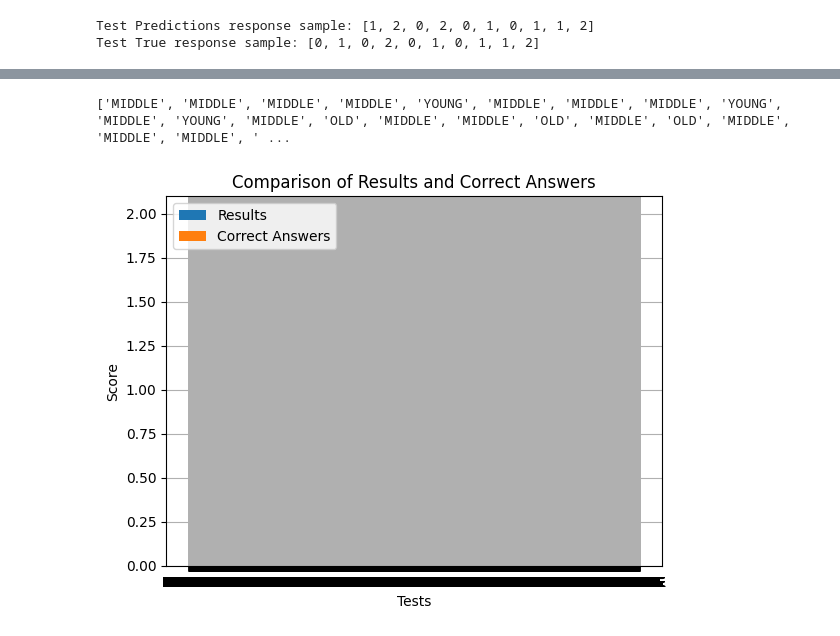
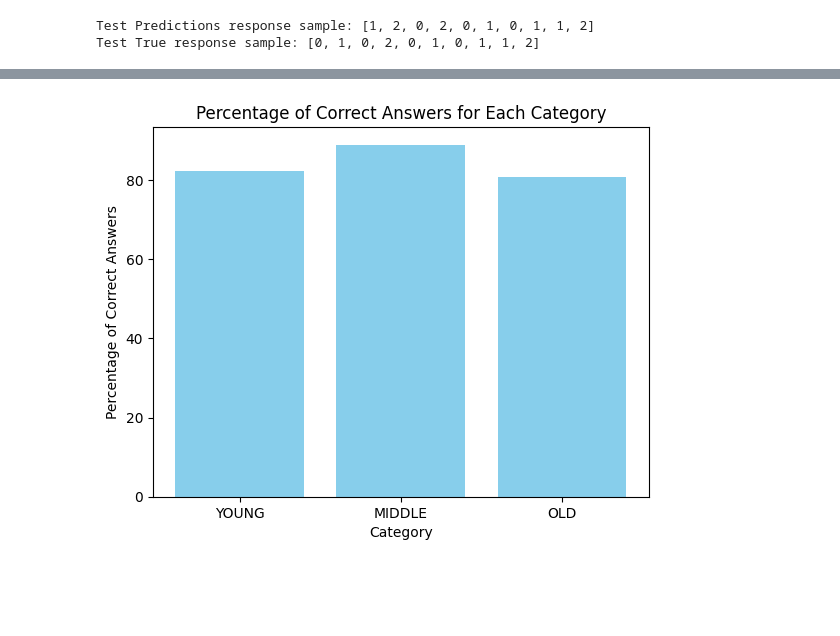
Before and after one commit to PatrickJahn/easv-ML-mini-project, a Jupyter notebook: ML_Mini_Project.ipynb, the cells around one changed output, grey strips where cells are left out. Saved outputs shown, nothing was run; the diff lists cells and outputs as text; code cells hidden in the pictures; blank space fills up the shorter version.

```diff
--- a/ML_Mini_Project.ipynb
+++ b/ML_Mini_Project.ipynb
@@ -507,33 +488,36 @@ plt.show()
-# %%
-
-results = y_labels
-correct_answers = test_response
-
-
-test_labels = [1,2]
-
-
-
-# Set the width of the bars
-bar_width = 0.35
-
-# Set the x locations for the groups
-index = np.arange(len(test_labels))
-
-# Plotting the data
-plt.bar(index, results, bar_width, label='Results')
-plt.bar(index + bar_width, correct_answers, bar_width, label='Correct Answers')
-
-# Adding labels and title
-plt.xlabel('Tests')
-plt.ylabel('Score')
-plt.title('Comparison of Results and Correct Answers')
-plt.xticks(index + bar_width / 2, test_labels)
-plt.legend()
-
-# Show the plot
-plt.grid(True)
-plt.show()
-# %% [output]
-['MIDDLE', 'MIDDLE', 'MIDDLE', 'MIDDLE', 'YOUNG', 'MIDDLE', 'MIDDLE', 'MIDDLE', 'YOUNG', 'MIDDLE', 'YOUNG', 'MIDDLE', 'OLD', 'MIDDLE', 'MIDDLE', 'OLD', 'MIDDLE', 'OLD', 'MIDDLE', 'MIDDLE', 'MIDDLE', ' ...
-[figure, removed]
+# %%
+
+Results = y_labels
+Answers = test_response
+
+# Define categories
+categories = ['YOUNG', 'MIDDLE', 'OLD']
+
+# Initialize dictionaries to store counts of correct and total answers for each category
+correct_counts = {category: 0 for category in categories}
+total_counts = {category: 0 for category in categories}
+
+# Iterate through results and answers to count correct and total answers for each category
+for result, answer in zip(Results, Answers):
+    category_result = categories[result]
+    category_answer = categories[answer]
+
+    total_counts[category_answer] += 1
+    if result == answer:
+        correct_counts[category_result] += 1
+
+# Calculate the percentage of correct answers for each category
+percentages = [(correct_counts[category] / total_counts[category]) * 100 for category in categories]
+
+# Plotting the bar graph
+plt.bar(categories, percentages, color='skyblue')
+
+# Adding labels and title
+plt.xlabel('Category')
+plt.ylabel('Percentage of Correct Answers')
+plt.title('Percentage of Correct Answers for Each Category')
+
+# Show the plot
+plt.show()
+# %% [output]
+[figure, added]
```
Also changed, not shown: parts of 1 cell of this notebook.
